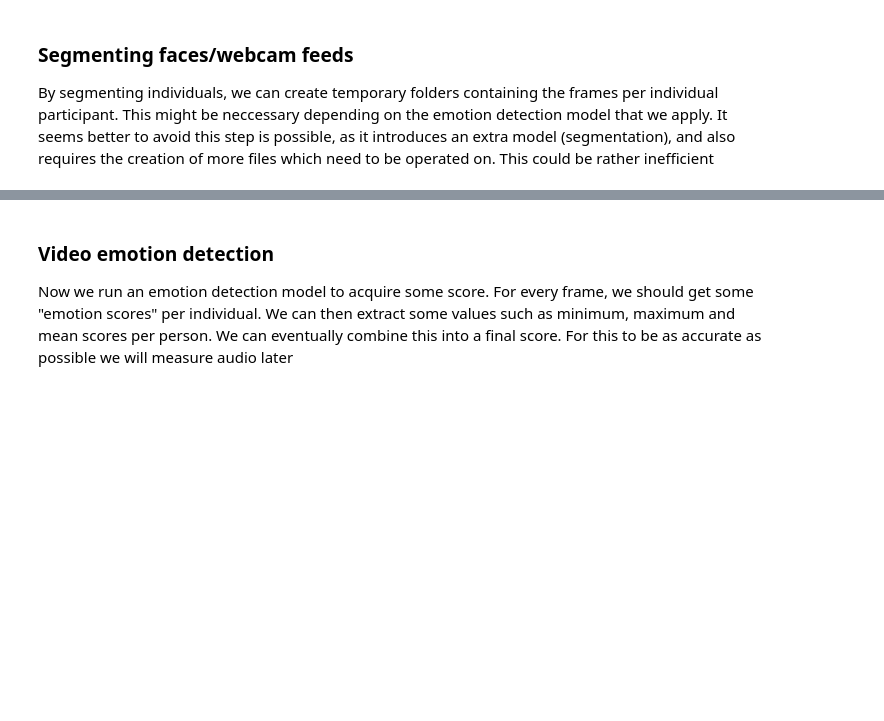
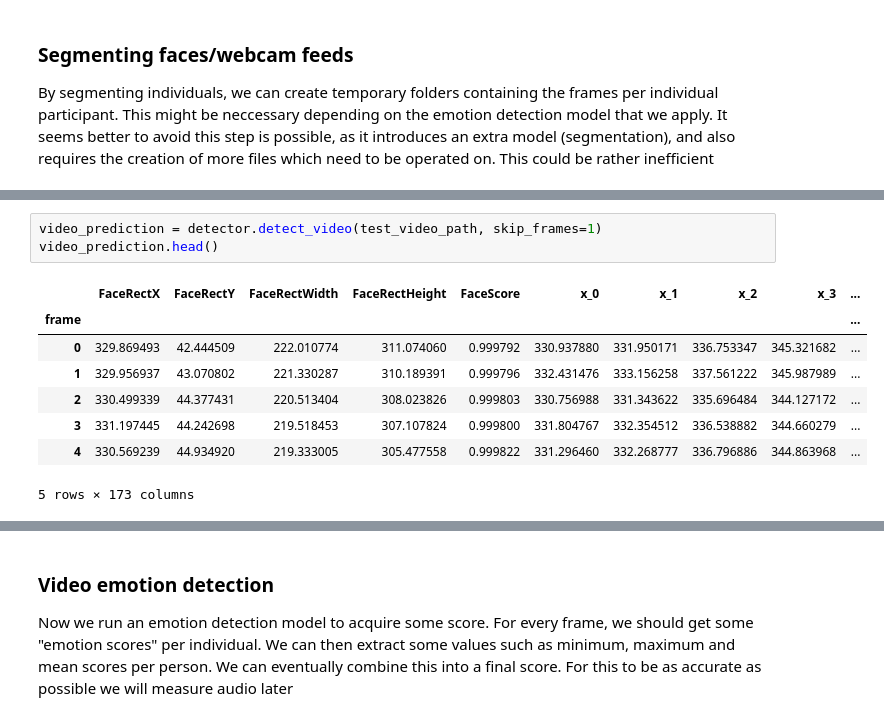
Before and after one commit to ramon284/Interest-predictor, a Jupyter notebook: pipeline.ipynb, the cells around one changed output, grey strips where cells are left out. Drawn from its saved outputs; the diff is of its cells as text; blank space fills up the shorter version.

```diff
--- a/pipeline.ipynb
+++ b/pipeline.ipynb
@@ -64,0 +139,12 @@ SyntaxError: invalid syntax (408027126.py, line 1)
+# %%
+video_prediction = detector.detect_video(test_video_path, skip_frames=1)
+video_prediction.head()
+# %% [output]
+|  | FaceRectX | FaceRectY | FaceRectWidth | FaceRectHeight | FaceScore | x_0 | x_1 | x_2 | x_3 | ... |
+| frame |  |  |  |  |  |  |  |  |  | ... |
+| 0 | 329.869493 | 42.444509 | 222.010774 | 311.074060 | 0.999792 | 330.937880 | 331.950171 | 336.753347 | 345.321682 | ... |
+| 1 | 329.956937 | 43.070802 | 221.330287 | 310.189391 | 0.999796 | 332.431476 | 333.156258 | 337.561222 | 345.987989 | ... |
+| 2 | 330.499339 | 44.377431 | 220.513404 | 308.023826 | 0.999803 | 330.756988 | 331.343622 | 335.696484 | 344.127172 | ... |
+| 3 | 331.197445 | 44.242698 | 219.518453 | 307.107824 | 0.999800 | 331.804767 | 332.354512 | 336.538882 | 344.660279 | ... |
+| 4 | 330.569239 | 44.934920 | 219.333005 | 305.477558 | 0.999822 | 331.296460 | 332.268777 | 336.796886 | 344.863968 | ... |
+5 rows × 173 columns
```
Also changed, not shown: parts of 5 cells of this notebook, 1 other file.
